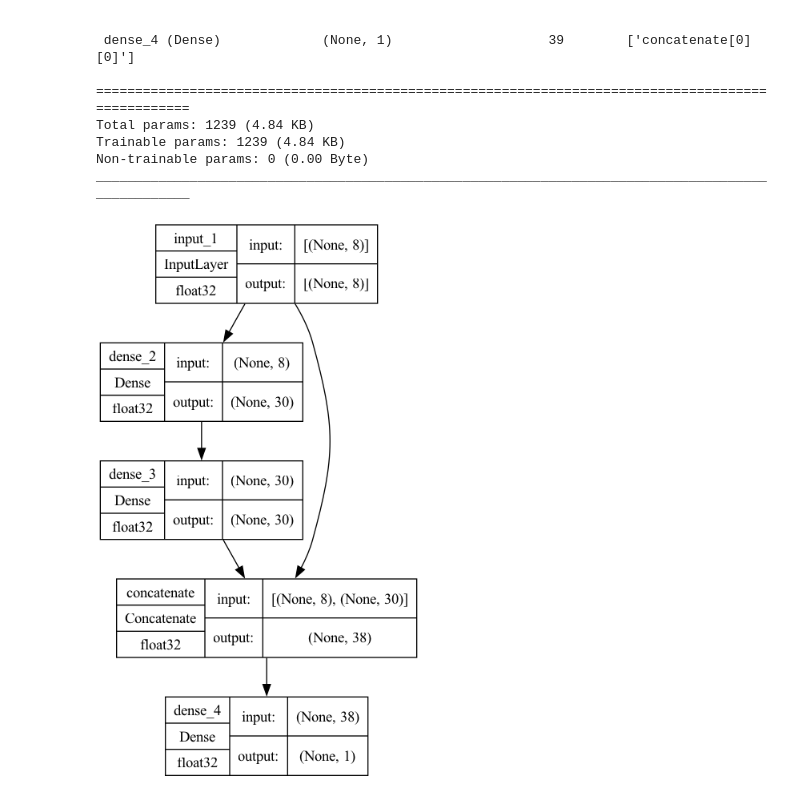
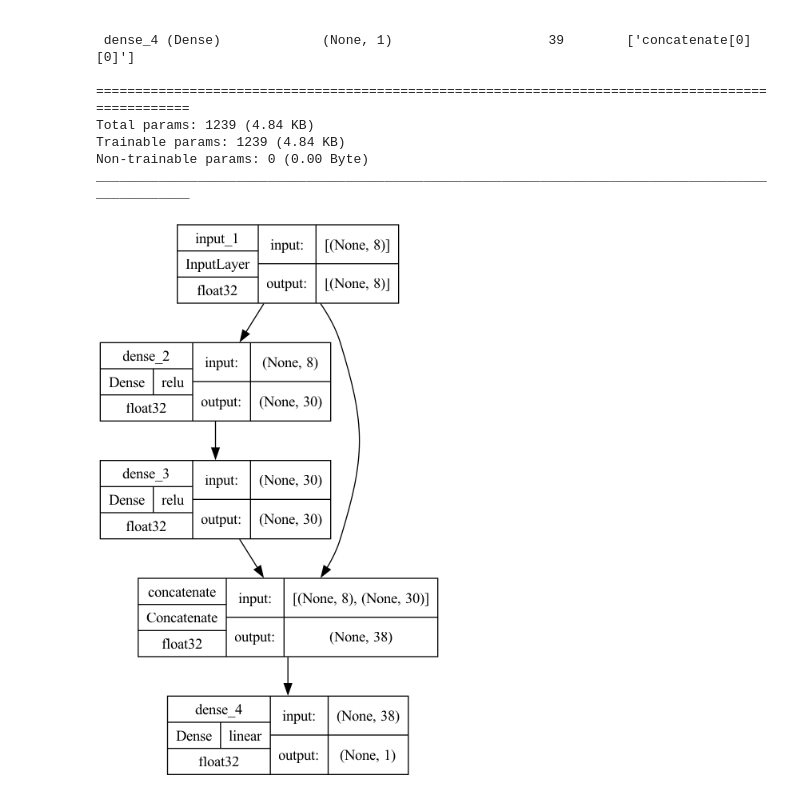
Before and after one commit to hssaka7/hssaka7.github.io, a Jupyter notebook: core/blogs/Linear-regression-using-DNN/Linear-regression-using-DNN.ipynb, the cells around one changed output. Saved outputs shown, nothing was run; the diff lists cells and outputs as text; code cells hidden in the pictures.

```diff
--- a/core/blogs/Linear-regression-using-DNN/Linear-regression-using-DNN.ipynb
+++ b/core/blogs/Linear-regression-using-DNN/Linear-regression-using-DNN.ipynb
@@ -163,12 +164,13 @@ ________________________________________________________________________________
 # %%
 plot_model(
     model2,
     show_shapes=True,
     show_dtype=True,
     show_layer_names=True,
     rankdir="TB",
     expand_nested=False,
+    show_layer_activations= True,
     dpi=96,
 )
 # %% [output]
-[figure, old version]
+[figure, new version]
```
Also changed, not shown: parts of 4 cells of this notebook, 2 other files.
